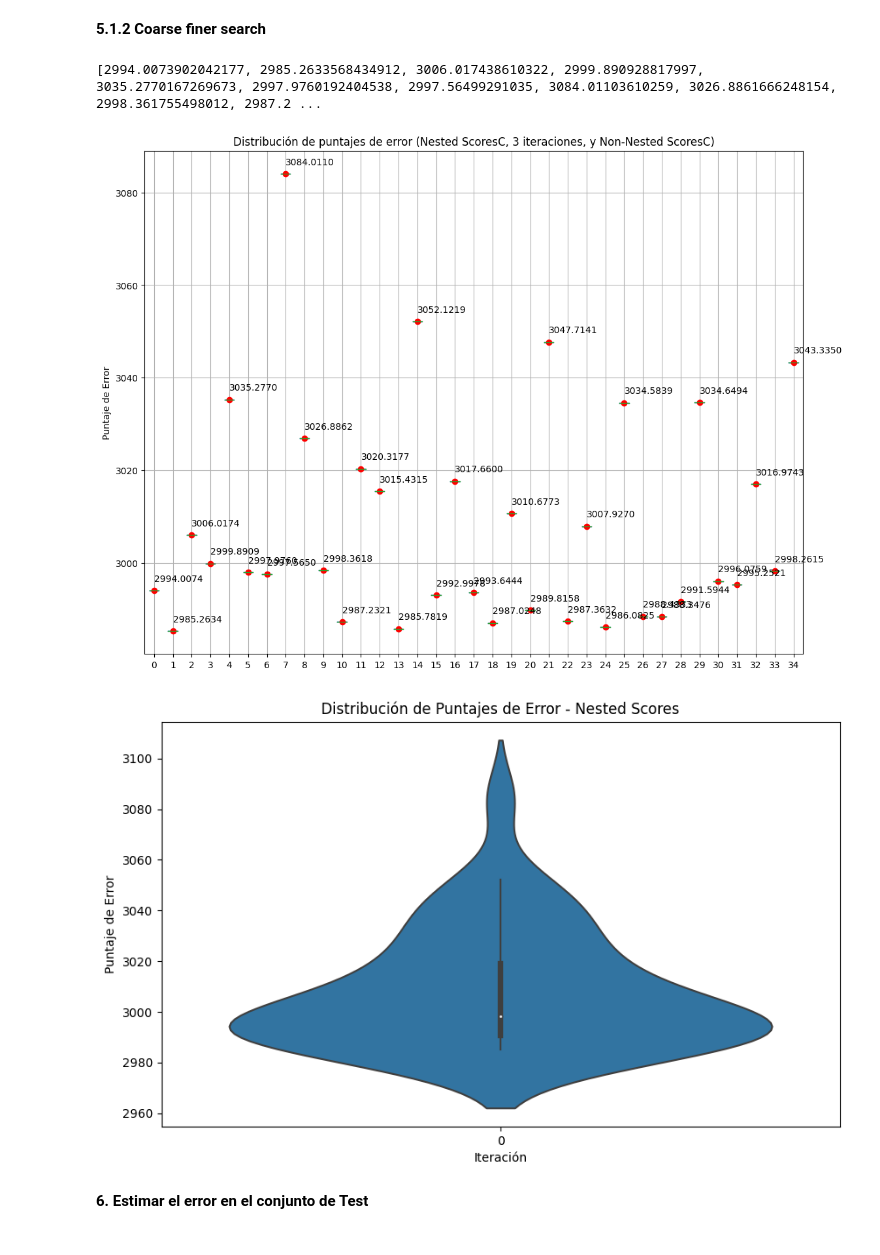
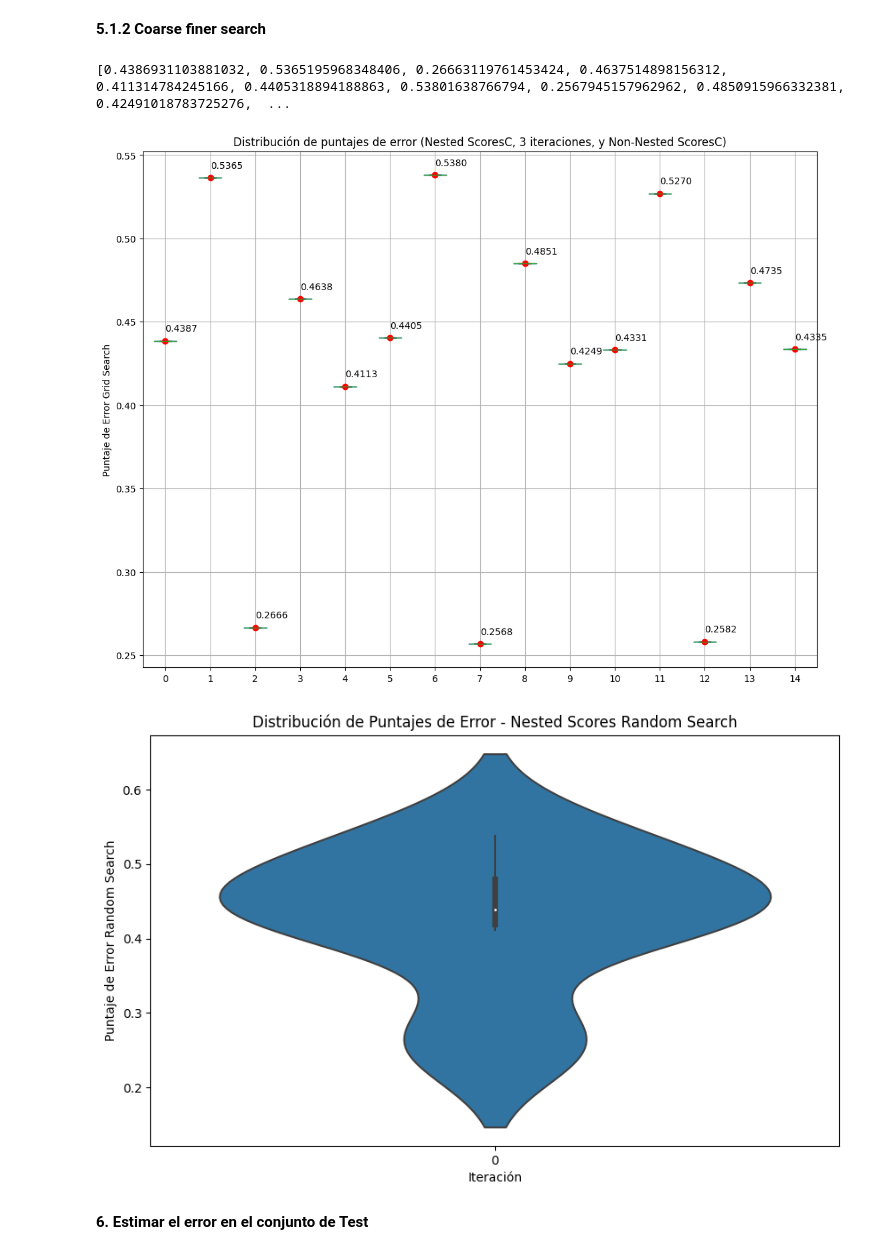
Before and after one commit to jafcn09/IA_1, a Jupyter notebook: Práctica1_JhafetCánepa.ipynb, the cells around one changed output. Saved outputs shown, nothing was run; the diff lists cells and outputs as text; code cells hidden in the pictures.

```diff
--- a/Práctica1_JhafetCánepa.ipynb
+++ b/Práctica1_JhafetCánepa.ipynb
@@ -303,0 +380,4 @@ Promedio de Neg.  en los 35 resultados: -3850.8245005582276
+# %%
+best_model = random_search.best_estimator_
+test_score = best_model.score(X_test, y_test)
+print("\nPuntuación  de la prueba:", test_score)
@@ -364,0 +404,34 @@ Numeros 35:  = 3043.3
+# %%
+# Definir el modelo y los hiperparámetros para Random Search
+model = RandomForestRegressor()
+param_dist = {
+    'n_estimators': [10, 50, 100, 200],
+    'max_depth': [None, 10, 20, 30, 40, 50]
+}
+
+# Configurar la estrategia de validación cruzada anidada
+outer_cv = KFold(n_splits=5, shuffle=True, random_state=42)
+inner_cv = KFold(n_splits=3, shuffle=True, random_state=42)
+
+# Listas para almacenar los resultados de las iteraciones
+outer_scores = []
+best_models = []
+# %%
+# Realizar nested cross-validation
+for train_index, test_index in outer_cv.split(X):
+    X_train_outer, X_test_outer = X[train_index], X[test_index]
+    y_train_outer, y_test_outer = y[train_index], y[test_index]
+
+    # Realizar Random Search en el conjunto de entrenamiento interno
+    random_search = RandomizedSearchCV(model, param_distributions=param_dist, n_iter=5, cv=inner_cv, n_jobs=-1, random_state=35)
+    random_search.fit(X_train_outer, y_train_outer)
+# Obtener el mejor modelo
+    best_model = random_search.best_estimator_
+    best_models.append(best_model)
+
+    # Evaluar el mejor modelo en el conjunto de prueba externo
+    outer_score = best_model.score(X_test_outer, y_test_outer)
+    outer_scores.append(outer_score)
+
+# Calcular el rendimiento promedio
+mean_score = np.mean(outer_scores)
@@ -407,34 +489,34 @@ plt.show()
 # %% [markdown]
 **5.1.2  Coarse finer search**
 # %%
-print(scores)
+print(outer_scores)
 # %% [output]
-[2994.0073902042177, 2985.2633568434912, 3006.017438610322, 2999.890928817997, 3035.2770167269673, 2997.9760192404538, 2997.56499291035, 3084.01103610259, 3026.8861666248154, 2998.361755498012, 2987.2 ...
+[0.4386931103881032, 0.5365195968348406, 0.26663119761453424, 0.4637514898156312, 0.411314784245166, 0.4405318894188863, 0.53801638766794, 0.2567945157962962, 0.4850915966332381, 0.42491018783725276,  ...
 # %%
 fig, ax = plt.subplots(figsize=(13, 10))
 
 # Crear el boxplot
-pd.DataFrame(scores).transpose().boxplot(ax=ax)
+pd.DataFrame(outer_scores).transpose().boxplot(ax=ax)
 
 # Agregar los valores de los puntajes de error no anidados
-ax.plot(range(1, len(scores) + 1), scores, 'ro', markersize=6)
+ax.plot(range(1, len(outer_scores) + 1), outer_scores, 'ro', markersize=6)
 
 # Anotar los valores de los puntajes no anidados en el gráfico
-for i, score in enumerate(scores):
+for i, score in enumerate(outer_scores):
     ax.annotate(f'{score:.4f}', (i+1, score), xytext=(0, 10), textcoords='offset points')
 
 # Ajustar las etiquetas del eje y
 ax.set_ylabel('Puntaje de Error Grid Search')
 
 ax.set_title('Distribución de puntajes de error (Nested ScoresC, 3 iteraciones, y Non-Nested ScoresC)')
 
 # Mostrar el gráfico
 plt.show()
 # %% [output]
-[figure, old version]
+[figure, new version]
 # %%
 # Crear un DataFrame con los datos de nested_scoresC
-scores = pd.DataFrame(scores)
+scores = pd.DataFrame(outer_scores)
 
 # Configurar el tamaño de la figura
 plt.figure(figsize=(10, 6))
@@ -449,7 +531,7 @@ plt.title('Distribución de Puntajes de Error - Nested Scores Random Search')
 # Mostrar el gráfico
 plt.show()
 # %% [output]
-[figure, old version]
+[figure, new version]
 # %% [markdown]
 **6. Estimar el error en el conjunto de Test**
 # %% [markdown]
```
Also changed, not shown: parts of 39 cells of this notebook.
